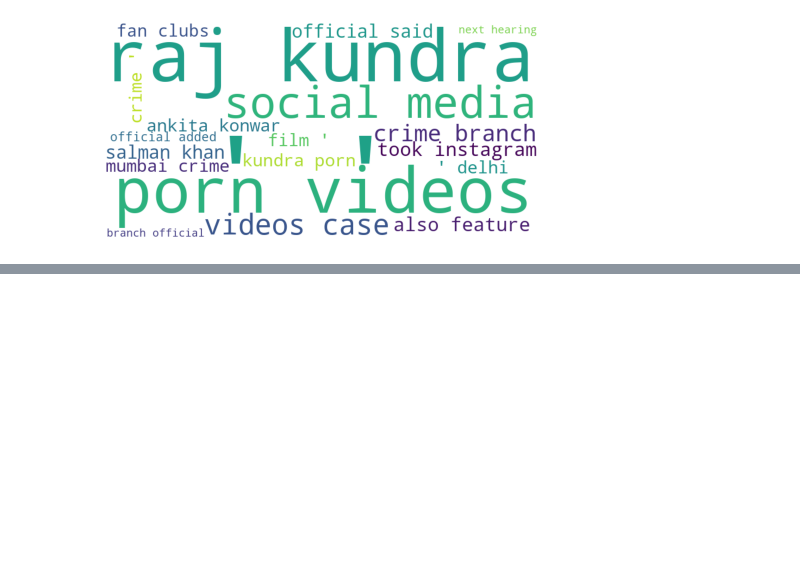
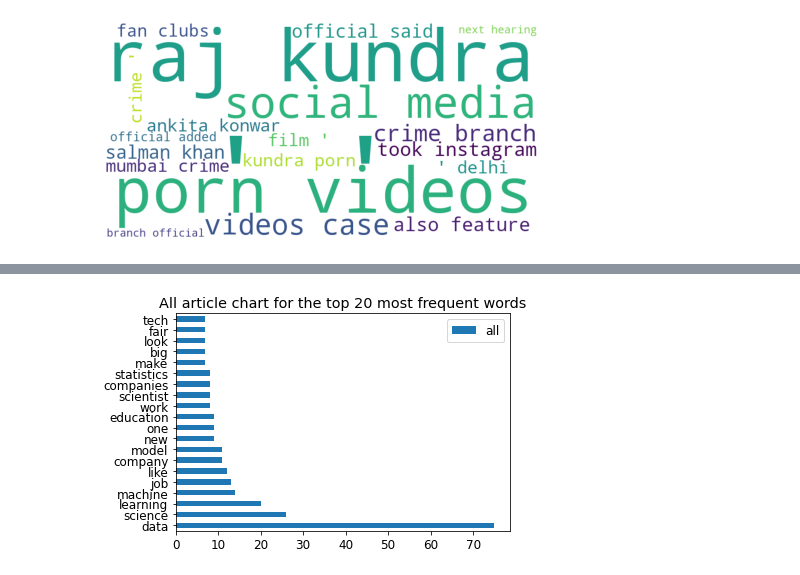
Before and after one commit to ForrestMccrosky/natural-language-processing-exercises, a Jupyter notebook: explore_NLP.ipynb, the cells around one changed output, grey strips where cells are left out. Saved outputs shown, nothing was run; the diff lists cells and outputs as text; code cells hidden in the pictures; blank space fills up the shorter version.

```diff
--- a/explore_NLP.ipynb
+++ b/explore_NLP.ipynb
@@ -501,0 +526,4 @@ plt.show()
+# %%
+articles_df = p.prep_content_columns(articles_df) ## using our prepare function
+
+articles_df.head()
@@ -501,0 +539,8 @@ plt.show()
+# %%
+## making a string for all of our article words
+
+all_words = ' '.join(articles_df.Clean)
+# %%
+## making a series that is the frequency of the all the words used in the articles
+
+all_freq = pd.Series(all_words.split()).value_counts()
@@ -501,0 +556,7 @@ plt.show()
+# %%
+## making our word count dataframe with an all column
+
+word_counts = pd.DataFrame(all_freq)
+word_counts.columns = ['all']
+
+word_counts.head()
@@ -501,0 +592,6 @@ plt.show()
+# %%
+word_counts.sort_values('all', ascending=False).head(20).plot.barh()
+plt.title('All article chart for the top 20 most frequent words')
+None
+# %% [output]
+[figure, added]
```
Also changed, not shown: parts of 13 cells of this notebook.
